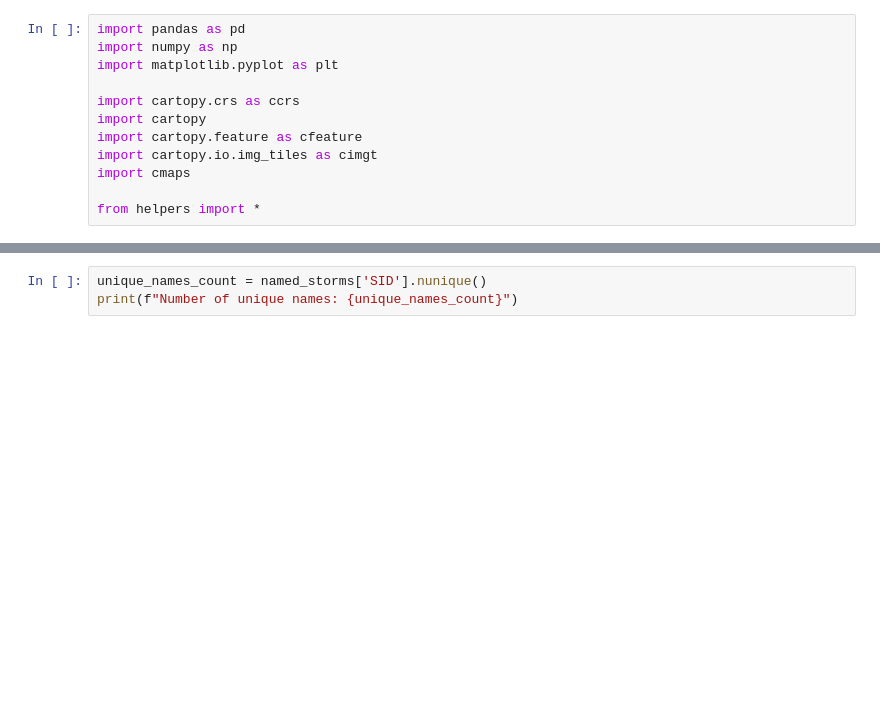
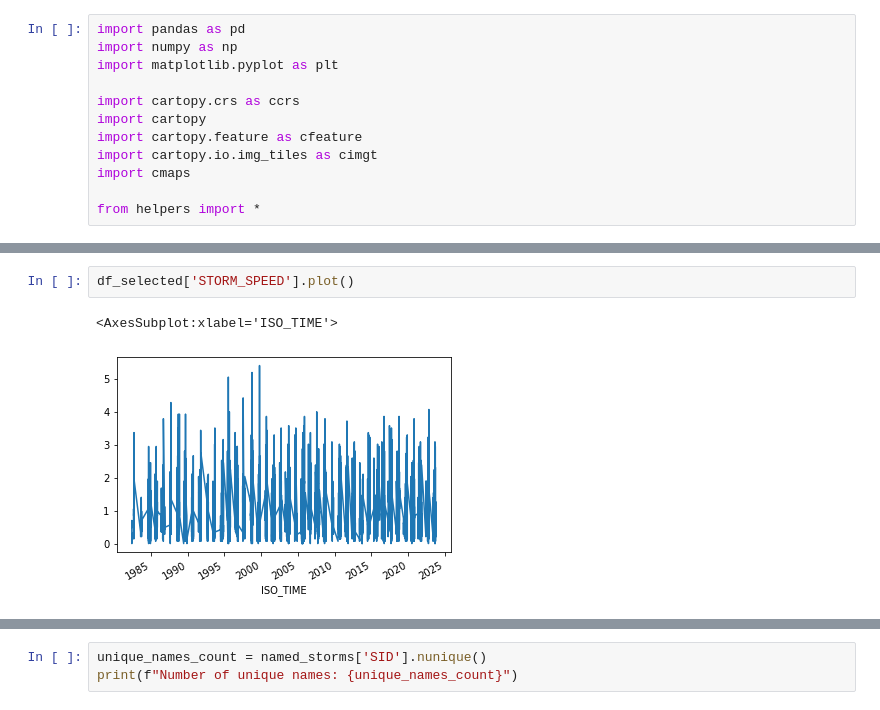
Before and after one commit to UW-MLGEO/MLGEO2024_TC_Tracks_Intensity, a Jupyter notebook: notebooks/clean_ibtracs_data.ipynb, the cells around one changed output, grey strips where cells are left out. Drawn from its saved outputs; the diff is of its cells as text; blank space fills up the shorter version.

```diff
--- a/notebooks/clean_ibtracs_data.ipynb
+++ b/notebooks/clean_ibtracs_data.ipynb
@@ -58,0 +109,5 @@ STORM_DIR
+# %%
+df_selected['STORM_SPEED'].plot()
+# %% [output]
+<AxesSubplot:xlabel='ISO_TIME'>
+[figure, added]
```
Also changed, not shown: parts of 16 cells of this notebook, 4 other files.
